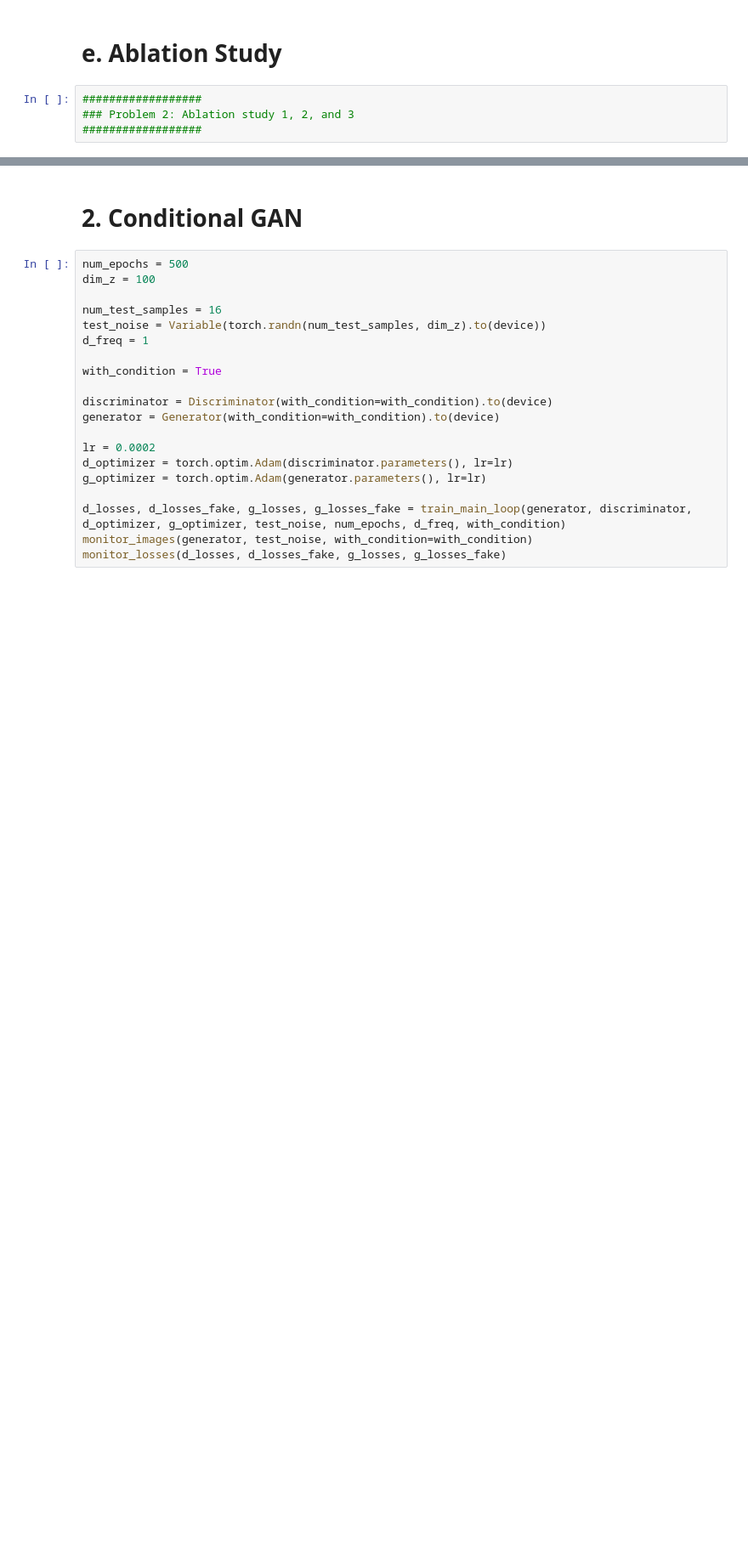
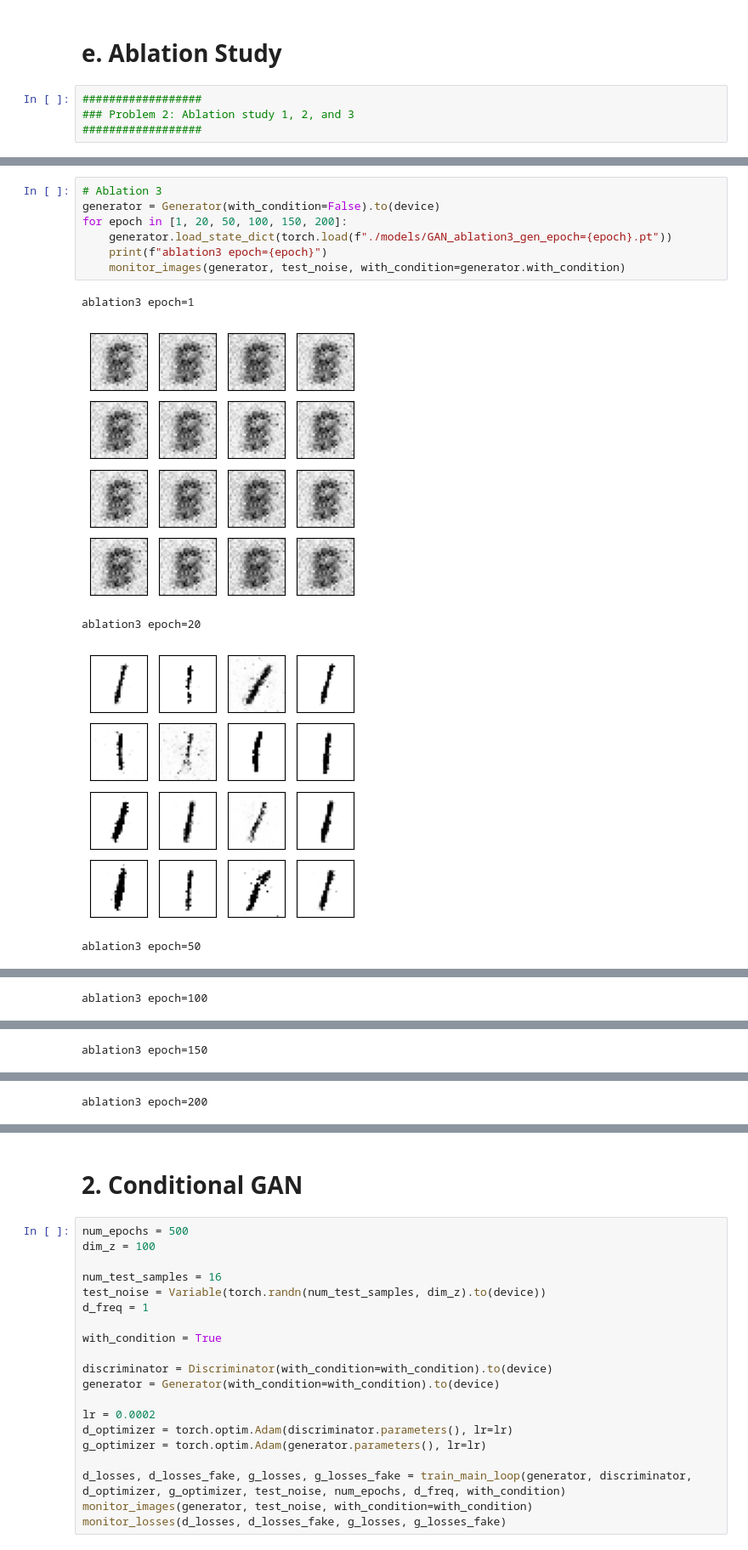
Before and after one commit to ztzhu1/MIT6.S978, a Jupyter notebook: pset3.ipynb, the cells around one changed output, grey strips where cells are left out. Shown at 85% size. Saved outputs shown, nothing was run; the diff lists cells and outputs as text; blank space fills up the shorter version.

```diff
--- a/pset3.ipynb
+++ b/pset3.ipynb
@@ -314,0 +369,13 @@ epoch=220
+# %%
+# Ablation 3
+generator = Generator(with_condition=False).to(device)
+for epoch in [1, 20, 50, 100, 150, 200]:
+    generator.load_state_dict(torch.load(f"./models/GAN_ablation3_gen_epoch={epoch}.pt"))
+    print(f"ablation3 epoch={epoch}")
+    monitor_images(generator, test_noise, with_condition=generator.with_condition)
+# %% [output]
+ablation3 epoch=1
+[figure, added]
+ablation3 epoch=20
+[figure, added]
+ablation3 epoch=50
@@ -314,0 +383 @@ epoch=220
+ablation3 epoch=100
@@ -314,0 +385 @@ epoch=220
+ablation3 epoch=150
@@ -314,0 +387 @@ epoch=220
+ablation3 epoch=200
```
Also changed, not shown: parts of 7 cells of this notebook, 40 other files.
